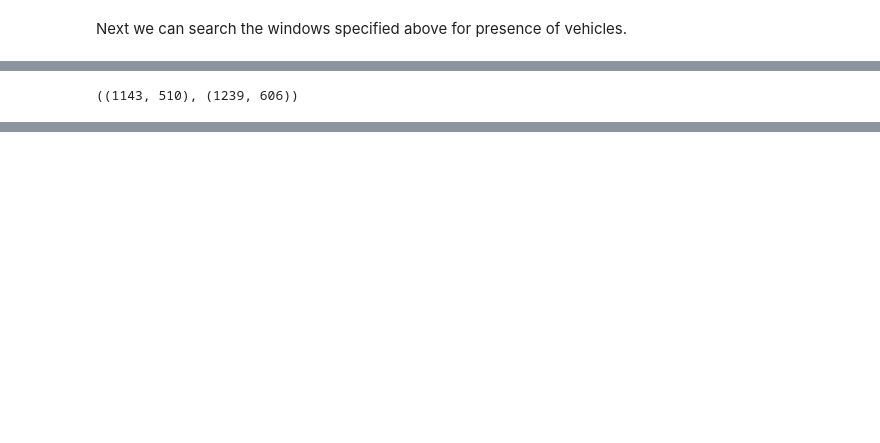
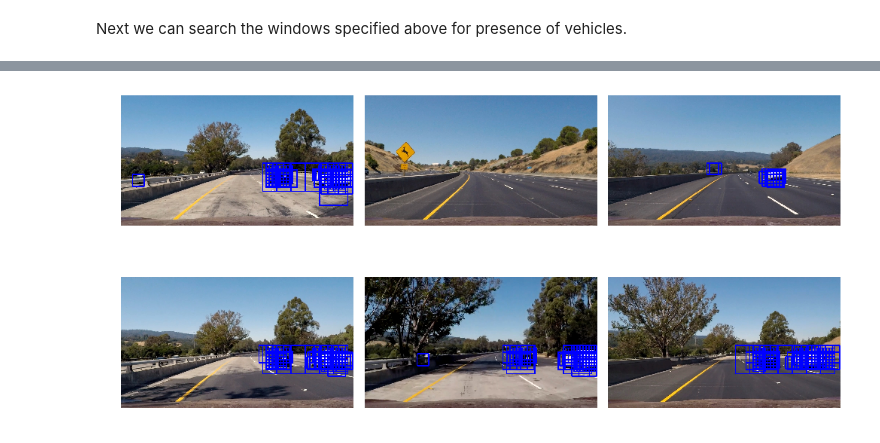
Before and after one commit to jeffwen/sdcnd_vehicle_detection, a Jupyter notebook: Vehicle Detection.ipynb, the cells around one changed output, grey strips where cells are left out. Saved outputs shown, nothing was run; the diff lists cells and outputs as text; code cells hidden in the pictures; blank space fills up the shorter version.

```diff
--- a/Vehicle Detection.ipynb
+++ b/Vehicle Detection.ipynb
@@ -114,0 +204,8 @@ car_labels.ix[25,'Frame']
+# %%
+## import additional training images
+add_veh_images = glob.glob('./training_images/additional_vehicles_equal/*.png')
+
+## use once to turn jpg to png
+#convert_to_png(add_veh_images)
+
+print("Additional Vehicle Images: "+str(len(add_veh_images)))
@@ -480,5 +595,5 @@ scaled_X = X_scaler.transform(X)
 y = np.hstack((np.ones(len(car_features)), np.zeros(len(notcar_features))))
 
 ## split up data into randomized training and test sets
-rand_state = 999
+rand_state = 22
 X_train, X_test, y_train, y_test = train_test_split(scaled_X, y, test_size=0.2, random_state=rand_state)
@@ -610,7 +734,7 @@ print('Using:',orient,'orientations',pix_per_cell,'pixels per cell and', cell_pe
 print('Feature vector length:', len(X_train[0]))
 
 ## use SVC
-svc = linearSVC()
+svc = LinearSVC(loss='hinge')
 
 ## check the training time for the SVC
 t=time.time()
@@ -786,7 +927,7 @@ ax2.set_title('Windows to be searched', fontsize=12)
 Next we can search the windows specified above for presence of vehicles.
 # %%
 ## search windows and classify cars
-hot_windows = search_windows(image, windows, rf, X_scaler, cspace=color_space,
+hot_windows = search_windows(image, windows, rf_final, X_scaler, cspace=color_space,
                         spatial_size=spatial_size, hist_bins=hist_bins,
                         orient=orient, pix_per_cell=pix_per_cell,
                         cell_per_block=cell_per_block,
@@ -794,7 +935,9 @@ hot_windows = search_windows(image, windows, rf, X_scaler, cspace=color_space,
                         hist_feat=color_feat, hog_feat=hog_feat)
 
 ## draw boxes around possible cars
-window_img = draw_boxes(image, hot_windows)
+window_img = draw_boxes(image_orig, hot_windows)
 
 plt.imshow(window_img)
+
+# plt.savefig("/Users/jwen/Courses/sdcnd/sdcnd_vehicle_detection/output_images/located_cars.png")
 # %% [output]
@@ -828,4 +946,0 @@ plt.imshow(blah)
-# %%
-windows[2107]
-# %% [output]
-((1143, 510), (1239, 606))
@@ -915,0 +1048,47 @@ img
+# %%
+## set parameters
+y_start_stop = [375, 640]
+window_sizes = [64, 96, 156]
+clf = svc
+X_scaler = X_scaler
+
+color_space = 'LUV' # Can be RGB, HSV, LUV, HLS, YUV, YCrCb
+orient = 8
+pix_per_cell = 8
+cell_per_block = 2
+hog_channel = 0 # Can be 0, 1, 2, or "ALL"
+spatial_size = (16, 16)
+hist_bins = 32
+hist_range=(0,256)
+spatial_feat = True
+hist_feat = True
+hog_feat = True
+
+test_flag = True
+windows_flag = True
+heat_flag = False
+
+## plot vehicles
+f, ax = plt.subplots(2,3, figsize=(14, 7))
+f.tight_layout()
+f.subplots_adjust(hspace = .1, wspace=.05)
+ax = ax.ravel()
+
+# Step through the list and search for chessboard corners
+for i in range(6):
+    ## read in image
+    img1_orig = cv2.imread(test_imgs[i])
+    img1_orig = cv2.cvtColor(img1_orig,cv2.COLOR_BGR2RGB)
+
+    ## run the pipeline
+    output_img = find_cars(img1_orig, y_start_stop, window_sizes, rf_final, X_scaler, color_space, orient, pix_per_cell,
+                           cell_per_block, spatial_size, hist_bins, hog_channel, spatial_feat, hist_feat, hog_feat,
+                           test_flag, windows_flag, heat_flag)
+
+    ## plot image
+    ax[i].axis('off')
+    ax[i].imshow(output_img)
+
+## save image for write up
+# f.savefig("/Users/jwen/Courses/sdcnd/sdcnd_vehicle_detection/output_images/vehicle_final.png")
+# %% [output]
@@ -915,0 +1097 @@ img
+[figure, added]
```
Also changed, not shown: parts of 33 cells of this notebook, 12 other files.
